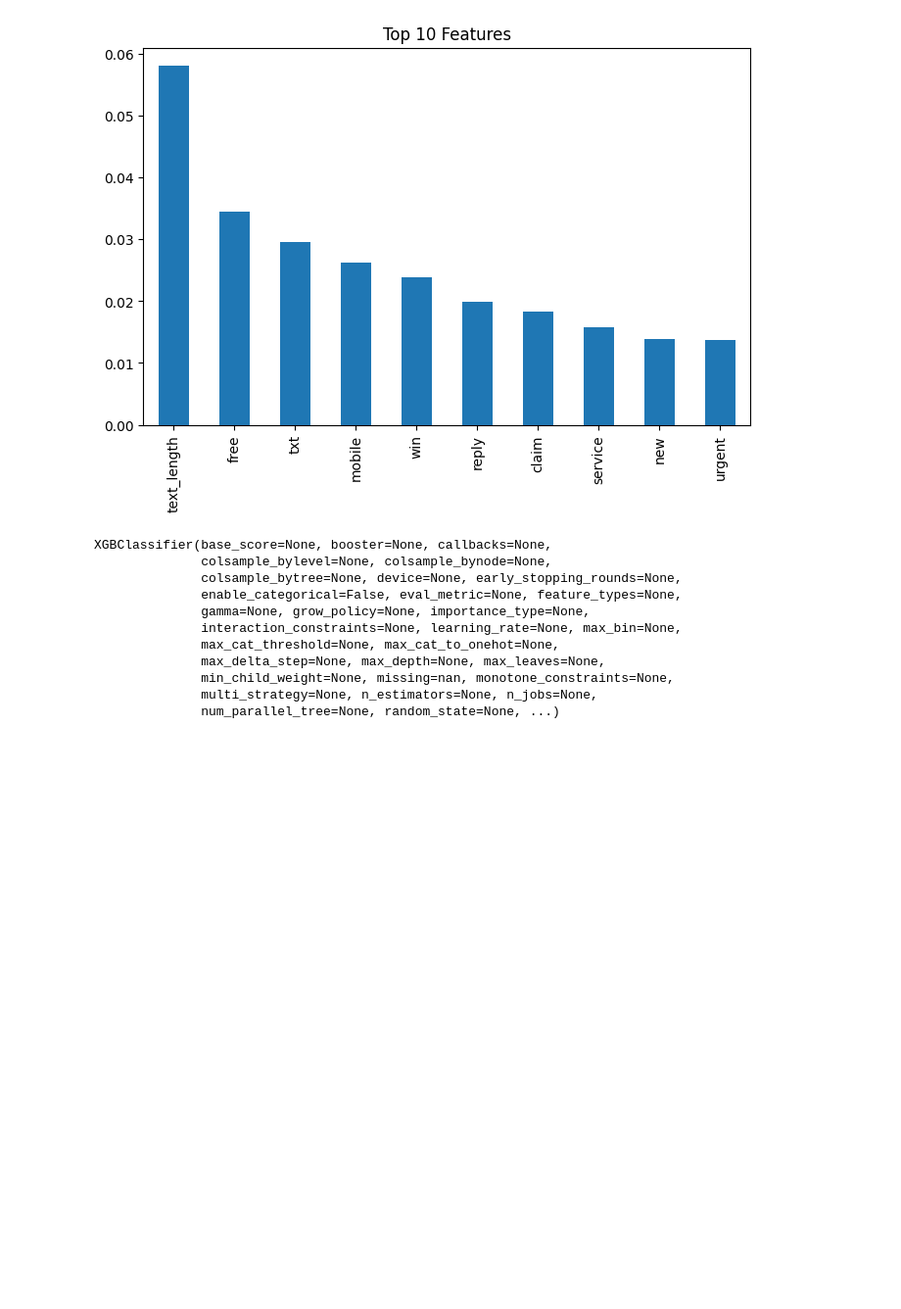
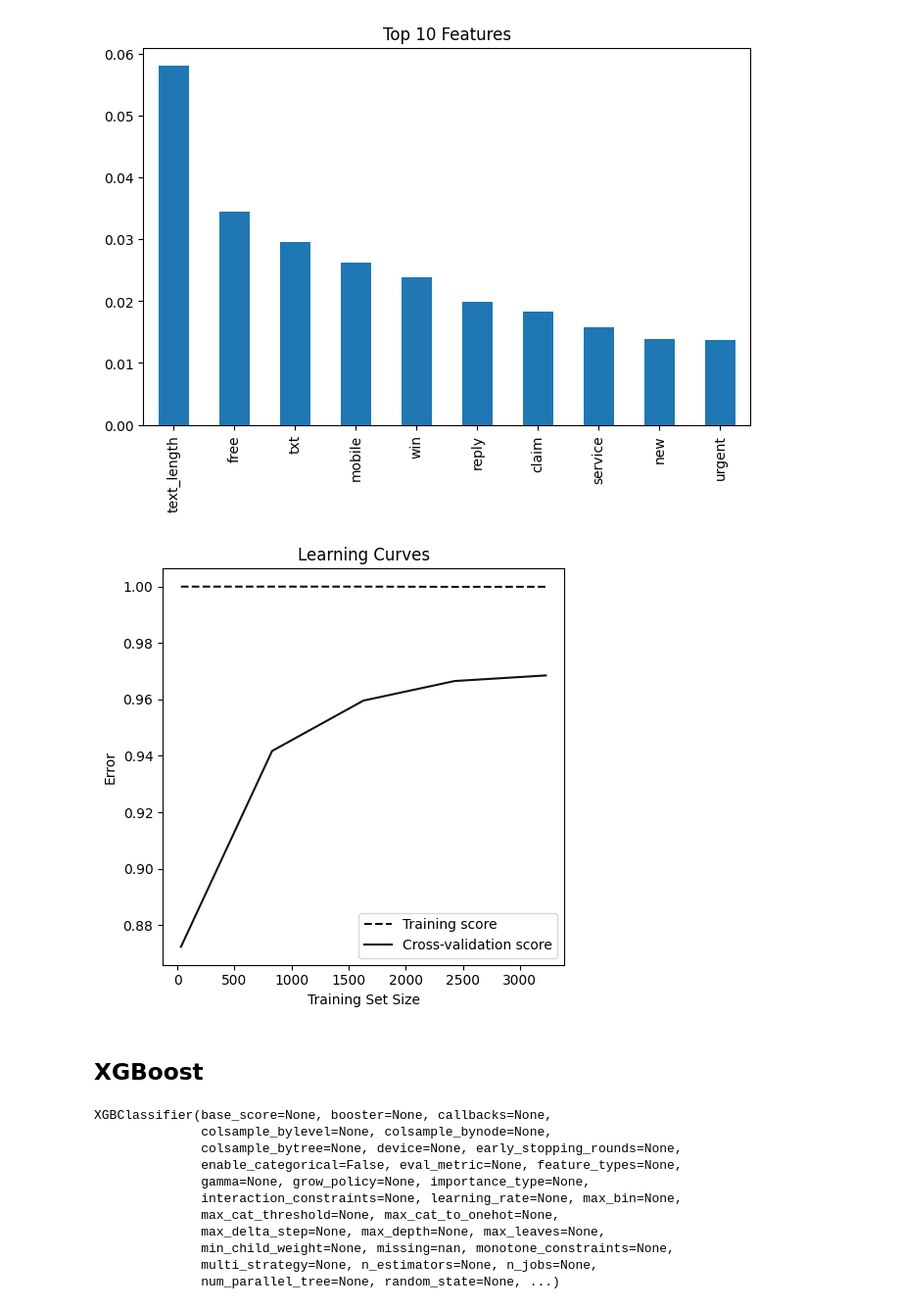
Before and after one commit to shaq31415926/intro-to-ml, a Jupyter notebook: 07Lecture/notebooks/01-sh-spam-detection-model.ipynb, the cells around one changed output. Shown at 98% size. Drawn from its saved outputs; the diff is of its cells as text; code cells hidden in the pictures; blank space fills up the shorter version.

```diff
--- a/07Lecture/notebooks/01-sh-spam-detection-model.ipynb
+++ b/07Lecture/notebooks/01-sh-spam-detection-model.ipynb
@@ -225,6 +240,14 @@ f1_score(y_test, y_pred_rf)
 feature_importance_plot(clf_rf, X_train, n = 10)
 # %% [output]
 [figure]
+# %%
+from src.learning_curve_plot import learning_curve_plot
+
+learning_curve_plot(clf_rf, X_train, y_train, scoring = 'accuracy')
+# %% [output]
+[figure, added]
+# %% [markdown]
+## XGBoost
 # %%
 # import the xgboost
 from xgboost import XGBClassifier
```
Also changed, not shown: parts of 10 cells of this notebook.
